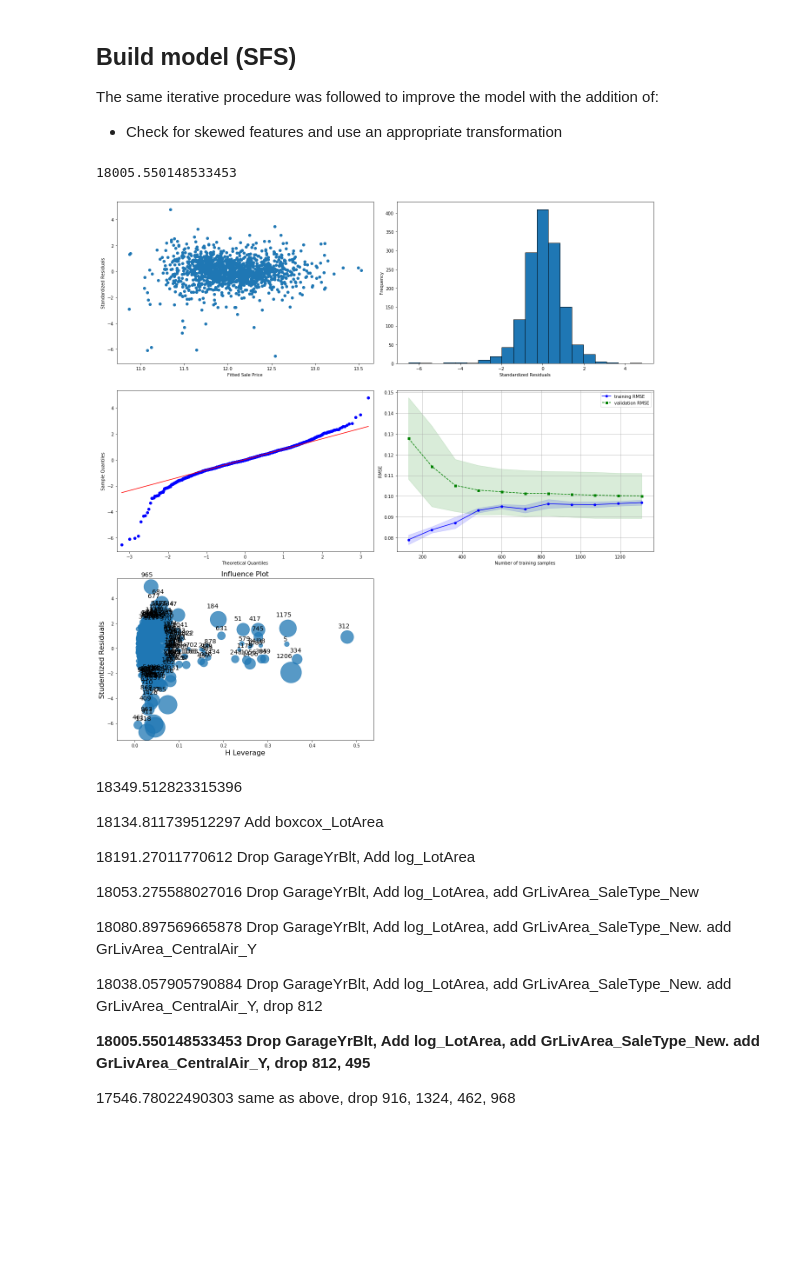
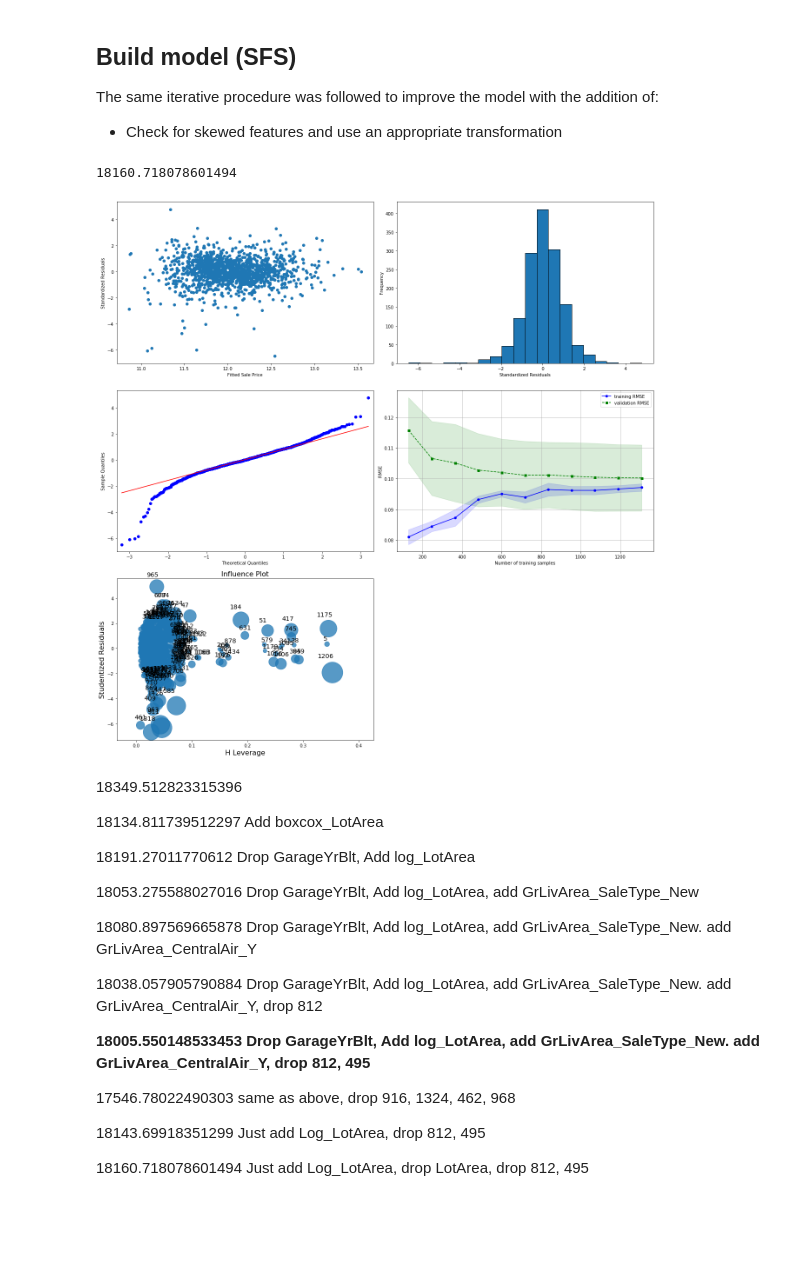
Before and after one commit to W-Tran/advanced-regression-techniques, a Jupyter notebook: advanced-regression-techniques.ipynb, the cells around one changed output. Saved outputs shown, nothing was run; the diff lists cells and outputs as text; code cells hidden in the pictures; blank space fills up the shorter version.

```diff
--- a/advanced-regression-techniques.ipynb
+++ b/advanced-regression-techniques.ipynb
@@ -1549,14 +1550,14 @@ test_df_sfs['LotFrontage'] = imputer.transform(test_df_sfs['LotFrontage'].values
 # Feature engineering
 train_df_sfs['log_LotArea'] = np.log(train_df_sfs['LotArea'].values)
 test_df_sfs['log_LotArea'] = np.log(test_df_sfs['LotArea'].values)
-train_df_sfs['GrLivArea_SaleType_New'] = train_df_sfs['GrLivArea'] * train_df_sfs['SaleType_New']
-test_df_sfs['GrLivArea_SaleType_New'] = test_df_sfs['GrLivArea'] * test_df_sfs['SaleType_New']
+#train_df_sfs['GrLivArea_SaleType_New'] = train_df_sfs['GrLivArea'] * train_df_sfs['SaleType_New']
+#test_df_sfs['GrLivArea_SaleType_New'] = test_df_sfs['GrLivArea'] * test_df_sfs['SaleType_New']
 #train_df_sfs['GrLivArea_CentralAir_Y'] = train_df_sfs['GrLivArea'] * train_df_sfs['CentralAir_Y']
 #test_df_sfs['GrLivArea_CentralAir_Y'] = test_df_sfs['GrLivArea'] * test_df_sfs['CentralAir_Y']
 #train_df_sfs['boxcox_LotFrontage'] = boxcox(train_df_sfs['LotFrontage'].values)[0]
 #test_df_sfs['boxcox_LotFrontage'] = boxcox(test_df_sfs['LotFrontage'].values)[0]
-#train_df_sfs.drop(columns='LotArea', inplace=True)
-#test_df_sfs.drop(columns='LotArea', inplace=True)
+train_df_sfs.drop(columns='LotArea', inplace=True)
+test_df_sfs.drop(columns='LotArea', inplace=True)
 
 # Drop influential points
 influential_points = [1298, 523, 30, 632, 812, 495]
@@ -1588,35 +1589,35 @@ lin_regr_sk = LinearRegression()
 lin_regr_sk.fit(train_df_sfs.values, y_train)
 
 print(np.sqrt(mean_squared_error(train_label['SalePrice'].values, np.exp(lin_regr.predict()))))
 
 fig=plt.figure(figsize=(18,18))
 
 ax1 = plt.subplot(321)
 ax1.scatter(lin_regr.predict(), lin_regr.resid_pearson)
 ax1.set_xlabel("Fitted Sale Price")
 ax1.set_ylabel("Standardized Residuals")
 
 ax2 = plt.subplot(322)
 ax2.hist(lin_regr.resid_pearson, bins=20, edgecolor='k')
 ax2.set_xlabel("Standardized Residuals")
 ax2.set_ylabel("Frequency")
 
 ax3 = plt.subplot(323)
 fig = sm.qqplot(lin_regr.resid_pearson, line='q', ax=ax3)
 
 ax4 = plt.subplot(324)
 lc_params = compute_learning_curve(estimator=lin_regr_sk,
                                    X=train_df_sfs.values,
                                    y=y_train,
                                    cv=10)
 plot_learning_curve(ax4, lc_params)
 
 ax5 = plt.subplot(325)
 fig = sm.graphics.influence_plot(lin_regr, ax=ax5, criterion="cooks")
 plt.tight_layout()
 # %% [output]
-18005.550148533453
+18160.718078601494
-[figure, old version]
+[figure, new version]
 # %%
 a = OLSInfluence(lin_regr).summary_frame()
 a.student_resid.sort_values().head(30)
@@ -1636,6 +1637,10 @@ a.student_resid.sort_values().head(30)
 **18005.550148533453 Drop GarageYrBlt, Add log_LotArea, add GrLivArea_SaleType_New. add GrLivArea_CentralAir_Y, drop 812, 495**
 
 17546.78022490303 same as above, drop 916, 1324, 462, 968
+
+18143.69918351299 Just add Log_LotArea, drop 812, 495
+
+18160.718078601494 Just add Log_LotArea, drop LotArea, drop 812, 495
 # %% [markdown]
 <br>
 <br>
```
Also changed, not shown: parts of 26 cells of this notebook.
